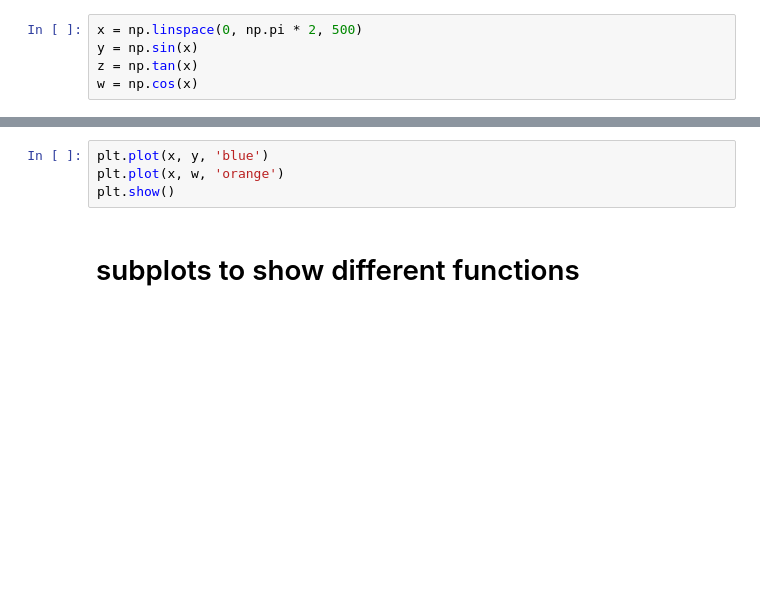
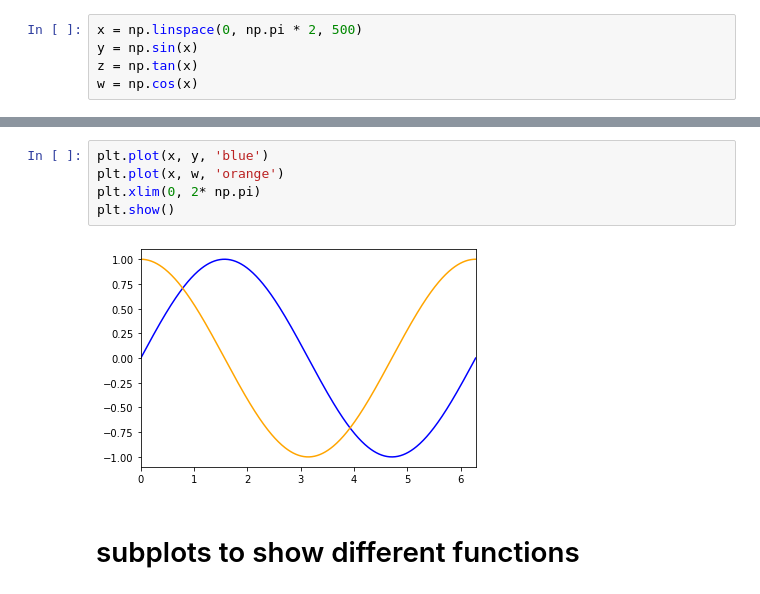
Before and after one commit to smileschen/2019-fa-stats131, a Jupyter notebook: 06-02 intro matplotlib.ipynb, the cells around one changed output, grey strips where cells are left out. Saved outputs shown, nothing was run; the diff lists cells and outputs as text; blank space fills up the shorter version.

```diff
--- a/06-02 intro matplotlib.ipynb
+++ b/06-02 intro matplotlib.ipynb
@@ -45,7 +57,10 @@ plt.show() # the scale of the two functions make this graph undesirable
 # %%
 plt.plot(x, y, 'blue')
 plt.plot(x, w, 'orange')
+plt.xlim(0, 2* np.pi)
 plt.show()
+# %% [output]
+[figure, added]
 # %% [markdown]
 # subplots to show different functions
 # %%
```
Also changed, not shown: parts of 15 cells of this notebook.
